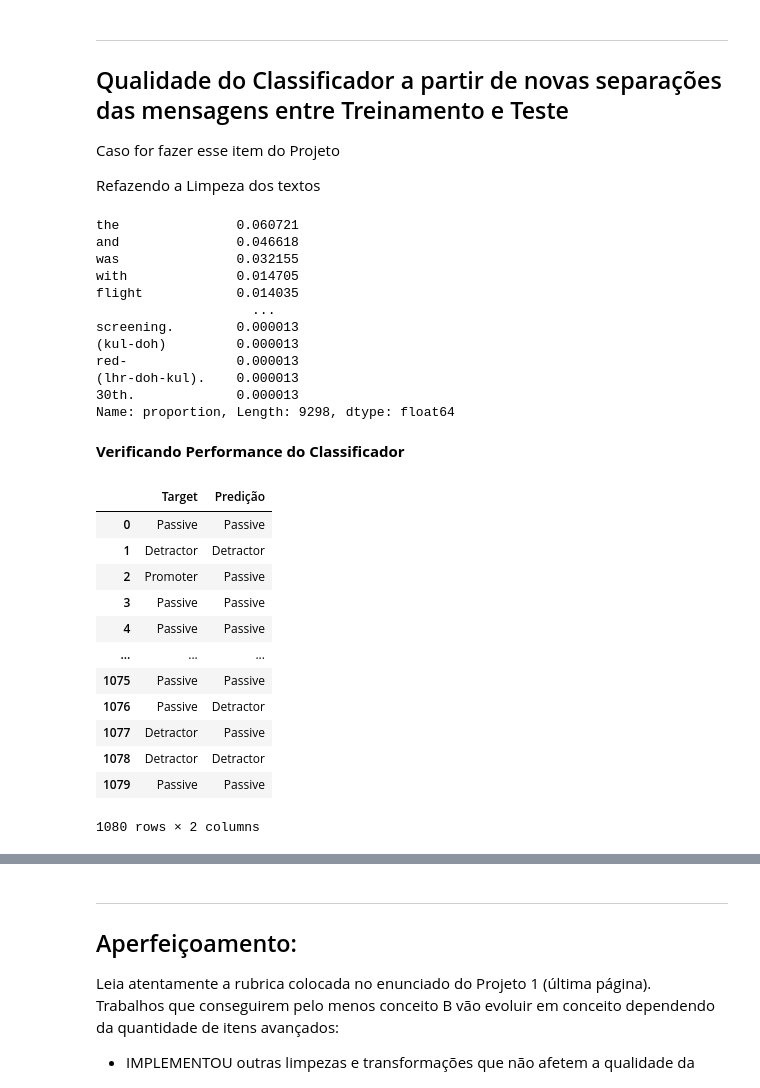
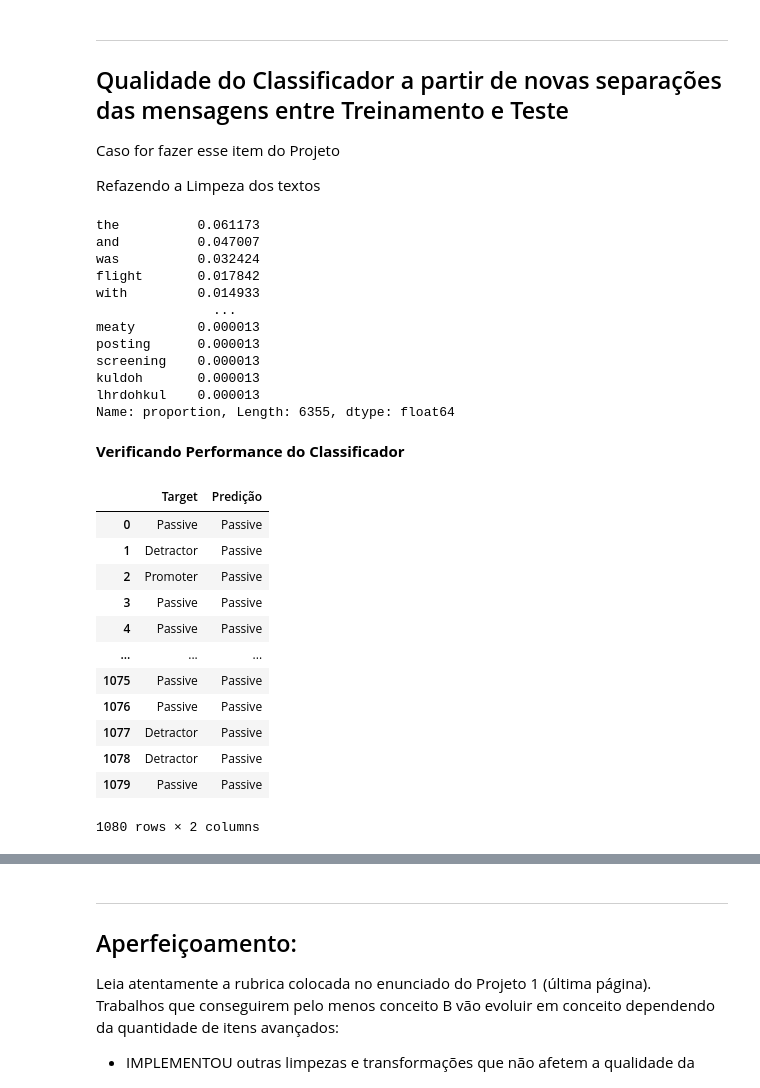
Before and after one commit to felipemenke/Projeto1-Cdados-Insper, a Jupyter notebook: Projeto1_Template.ipynb, the cells around one changed output, grey strips where cells are left out. Saved outputs shown, nothing was run; the diff lists cells and outputs as text; code cells hidden in the pictures.

Commit message:
Laplace

```diff
--- a/Projeto1_Template.ipynb
+++ b/Projeto1_Template.ipynb
@@ -140,6 +141,7 @@ Prob_Detrator = qtd_palavras_detrator/qtd_palavras_totais
 #Criando Frequencia Relativa das Palavras
 
 freq_rel_detrator = pd.Series(frases_detractor).value_counts(True)
+freq_abs_detrator = pd.Series(frases_detractor).value_counts()
 # %% [markdown]
 **Dados - Avaliações Perfil Promoter**
 # %%
@@ -164,6 +166,7 @@ Prob_Promoter = qtd_palavras_promoter/qtd_palavras_totais
 #Criando Frequencia Relativa das Palavras
 
 freq_rel_promoter = pd.Series(frases_promoter).value_counts(True)
+freq_abs_promoter = pd.Series(frases_promoter).value_counts()
 print(freq_rel_promoter)
 # %% [output]
 the         0.049208
@@ -396,12 +421,13 @@ Refazendo a Limpeza dos textos
 # %%
 import re
 import unicodedata
+import string
 
 def cleanup2(text):
 
-    text = re.sub(r"http[s]?://\S+", "", text)
-    text = re.sub(r"[\"!#$%&()*+/:;<=>?@[\\]^_`{|}~]", "", text)
-    text = re.sub(r"\s+", " ", text).strip()
+    text = re.sub(r'http[s]?://\S+', "", text)
+    text = re.sub(f"[{re.escape(string.punctuation)}]", "", text)
+    text = re.sub(r'\s+', " ", text).strip()
     text = text.lower()
 
     text = re.sub(r"\b\d+\b", "", text)
@@ -441,7 +467,7 @@ Prob_Passivo2 = qtd_palavras_passivos2/qtd_palavras_totais2
 #Criando Frequencia Relativa das Palavras
 
 freq_rel_passivos2 = pd.Series(frases_passivos2).value_counts(True)
-
+freq_abs_passivos2 = pd.Series(frases_passivos2).value_counts()
 
 #DETRACTOR
 
@@ -463,6 +489,7 @@ Prob_Detrator2 = qtd_palavras_detrator2/qtd_palavras_totais2
 #Criando Frequencia Relativa das Palavras
 
 freq_rel_detrator2 = pd.Series(frases_detractor2).value_counts(True)
+freq_abs_detrator2 = pd.Series(frases_detractor2).value_counts()
 
 
 
@@ -488,76 +515,92 @@ Prob_Promoter2 = qtd_palavras_promoter2/qtd_palavras_totais2
 #Criando Frequencia Relativa das Palavras
 
 freq_rel_promoter2 = pd.Series(frases_promoter2).value_counts(True)
+freq_abs_promoter2 = pd.Series(frases_promoter2).value_counts()
+
 print(freq_rel_promoter2)
 # %% [output]
-the               0.060721
-and               0.046618
-was               0.032155
-with              0.014705
-flight            0.014035
-                    ...
-screening.        0.000013
-(kul-doh)         0.000013
-red-              0.000013
-(lhr-doh-kul).    0.000013
-30th.             0.000013
-Name: proportion, Length: 9298, dtype: float64
+the          0.061173
+and          0.047007
+was          0.032424
+flight       0.017842
+with         0.014933
+               ...
+meaty        0.000013
+posting      0.000013
+screening    0.000013
+kuldoh       0.000013
+lhrdohkul    0.000013
+Name: proportion, Length: 6355, dtype: float64
 # %% [markdown]
 **Verificando Performance do Classificador**
 # %%
+##Codigo da suavização de Laplace
+
 dic_final2 = {}
 Target_test2 = test.loc[:, "Target"]
 Review_test2 = test.loc[:, "Review"]
 
+
+
 for i in range(len(test)):
     tipo2 = Target_test2.iloc[i]
-    frase2 = cleanup2(Review_test2.iloc[i]).lower().strip()
+    frase2 = cleanup(Review_test2.iloc[i]).lower().strip()
     frase2 = " ".join(frase2.split())
 
 
     probDetratordadoFrase2 = 1
+    probPassivodadoFrase2 = 1
     probPromoterdadoFrase2 = 1
-    probPassivodadoFrase2 = 1
-
 
     for palavra2 in frase2.split():
         palavra2 = palavra2.lower().strip()
 
 
-        probDetratordadoFrase2 *= freq_rel_detrator2.get(palavra2, 1)
-        probPromoterdadoFrase2 *= freq_rel_promoter2.get(palavra2, 1)
-        probPassivodadoFrase2 *= freq_rel_passivos2.get(palavra2, 1)
+        if palavra2 in frases_promoter2:
+            probPromoterdadoFrase2 *= (freq_abs_promoter2[palavra2]+ 1)/(qtd_palavras_promoter2 + qtd_palavras_totais2)  * 1000
+        else:
+            probPromoterdadoFrase2 *=(1/(qtd_palavras_promoter2 + qtd_palavras_totais2))  * 1000
+
+
+        if palavra2 in frases_detractor2:
+            probDetratordadoFrase2 *= (freq_abs_detrator2[palavra2]+ 1)/(qtd_palavras_detrator2 + qtd_palavras_totais2)   * 1000
+        else:
+            probDetratordadoFrase2 *= (1/(qtd_palavras_detrator2 + qtd_palavras_totais2)) * 1000
+
+        if palavra2 in frases_passivos2:
+            probPassivodadoFrase2 *= (freq_abs_passivos2[palavra2]+ 1)/(qtd_palavras_passivos2 + qtd_palavras_totais2)   * 1000
+        else:
+            probPassivodadoFrase2 *= (1/(qtd_palavras_passivos2 + qtd_palavras_totais2))  * 1000
 
     maior2 = max(probDetratordadoFrase2, probPromoterdadoFrase2, probPassivodadoFrase2)
 
     if maior2 == probDetratordadoFrase2:
         final2 = "Detractor"
     elif maior2 == probPromoterdadoFrase2:
         final2 = "Promoter"
     else:
         final2 = "Passive"
 
     dic_final2[i] = (tipo2, final2)
 
 
 import pandas as pd
-
 df_resultado2 = pd.DataFrame.from_dict(dic_final2, orient="index", columns=["Target", "Predição"])
 
 
 df_resultado2
 # %% [output]
 |  | Target | Predição |
 | 0 | Passive | Passive |
-| 1 | Detractor | Detractor |
+| 1 | Detractor | Passive |
 | 2 | Promoter | Passive |
 | 3 | Passive | Passive |
 | 4 | Passive | Passive |
 | ... | ... | ... |
 | 1075 | Passive | Passive |
-| 1076 | Passive | Detractor |
+| 1076 | Passive | Passive |
 | 1077 | Detractor | Passive |
-| 1078 | Detractor | Detractor |
+| 1078 | Detractor | Passive |
 | 1079 | Passive | Passive |
 1080 rows × 2 columns
 # %%
```
Also changed, not shown: parts of 7 cells of this notebook.
